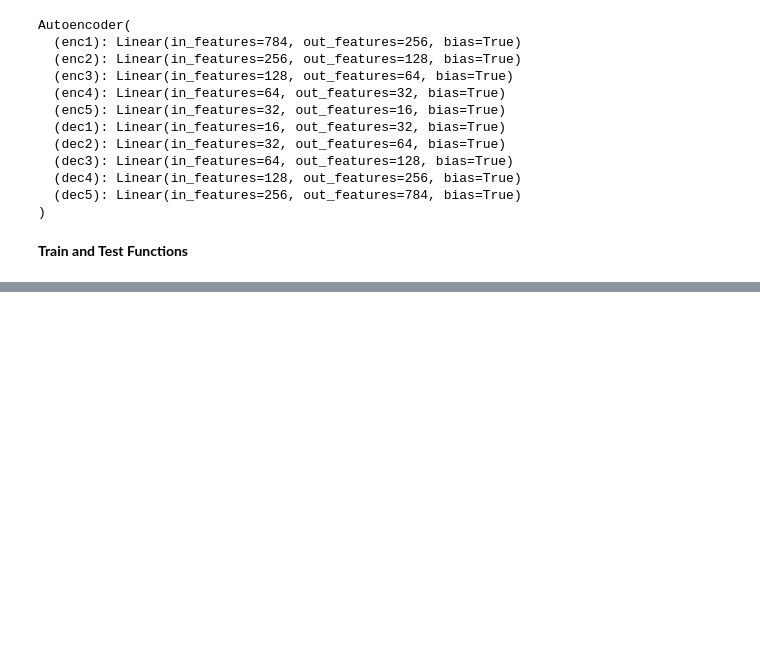
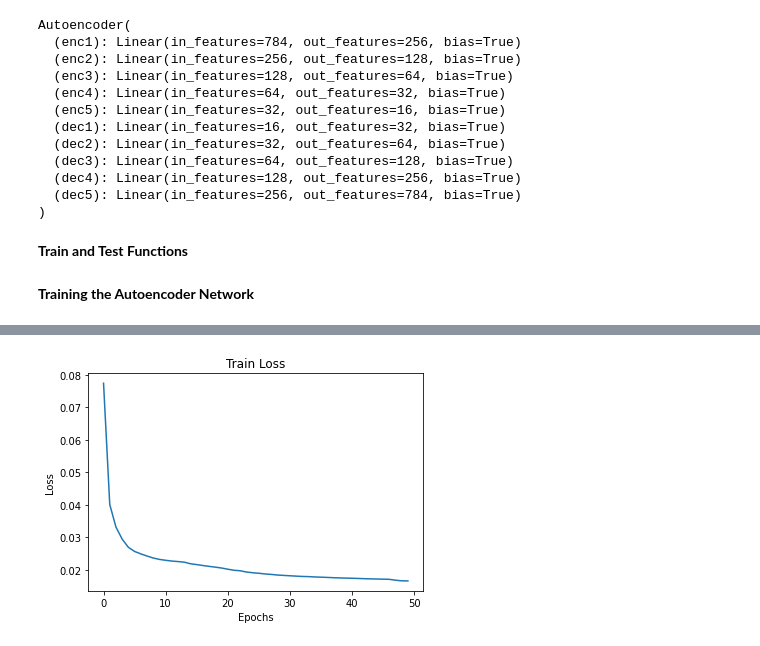
Before and after one commit to SantiB17/AE-Experimentation, a Jupyter notebook: Autoencoder_Intro.ipynb, the cells around one changed output, grey strips where cells are left out. Saved outputs shown, nothing was run; the diff lists cells and outputs as text; code cells hidden in the pictures; blank space fills up the shorter version.

Commit message:
Training the network

```diff
--- a/Autoencoder_Intro.ipynb
+++ b/Autoencoder_Intro.ipynb
@@ -161,3 +161,22 @@ def test_image_reconstruction(net, testloader):
     outputs = outputs.view(outputs.size(0), 1, 28, 28).cpu().data
     save_image(outputs, 'fashionmnist_reconstruction.png')
     break
+# %% [markdown]
+**Training the Autoencoder Network**
+# %%
+device = get_device()
+print(device)
+net.to(device)
+
+make_dir()
+
+train_loss = train(net, trainloader, NUM_EPOCHS)
+plt.figure()
+plt.plot(train_loss)
+plt.title('Train Loss')
+plt.xlabel('Epochs')
+plt.ylabel('Loss')
+plt.savefig('AE_FashionMNIST_Loss.png')
+
+test_image_reconstruction(net, testloader)
+# %% [output]
@@ -163,0 +200 @@ def test_image_reconstruction(net, testloader):
+[figure, added]
```
Also changed, not shown: parts of 1 cell of this notebook.
